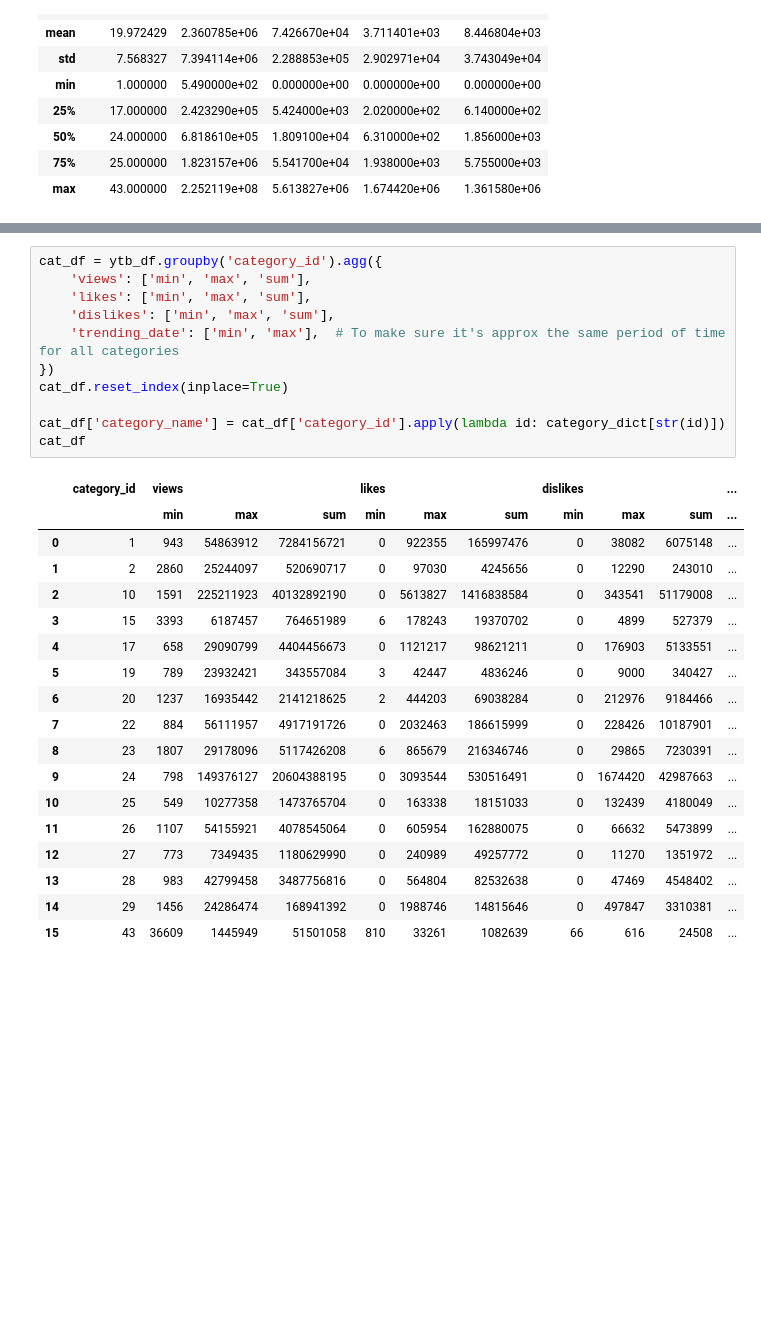
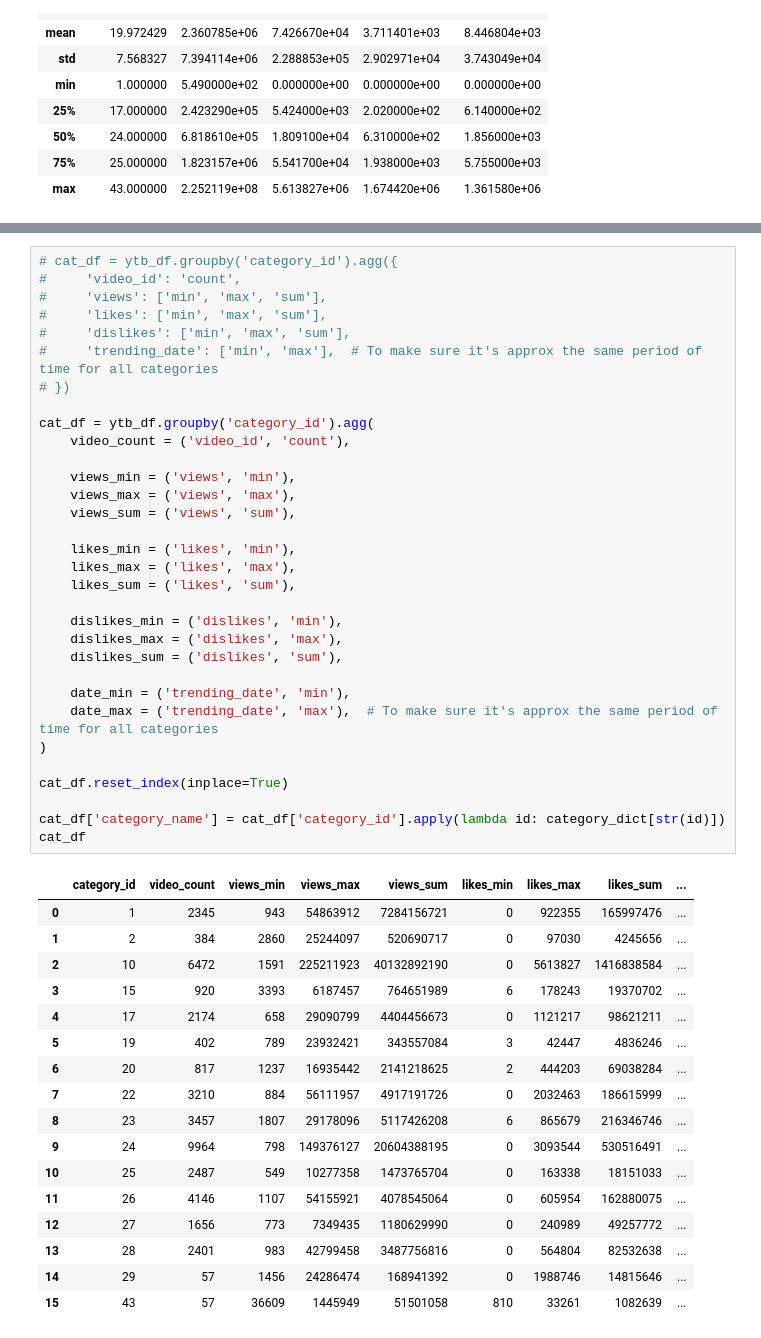
Before and after one commit to soumeyademil/EDA-Trending-Ytb-Videos, a Jupyter notebook: EDA_Trending_Ytb_Videos_Dataset.ipynb, the cells around one changed output, grey strips where cells are left out. Drawn from its saved outputs; the diff is of its cells as text; blank space fills up the shorter version.

```diff
--- a/EDA_Trending_Ytb_Videos_Dataset.ipynb
+++ b/EDA_Trending_Ytb_Videos_Dataset.ipynb
@@ -135,30 +142,50 @@ ytb_df.describe()
 # %%
-cat_df = ytb_df.groupby('category_id').agg({
-    'views': ['min', 'max', 'sum'],
-    'likes': ['min', 'max', 'sum'],
-    'dislikes': ['min', 'max', 'sum'],
-    'trending_date': ['min', 'max'],  # To make sure it's approx the same period of time for all categories
-})
+# cat_df = ytb_df.groupby('category_id').agg({
+#     'video_id': 'count',
+#     'views': ['min', 'max', 'sum'],
+#     'likes': ['min', 'max', 'sum'],
+#     'dislikes': ['min', 'max', 'sum'],
+#     'trending_date': ['min', 'max'],  # To make sure it's approx the same period of time for all categories
+# })
+
+cat_df = ytb_df.groupby('category_id').agg(
+    video_count = ('video_id', 'count'),
+
+    views_min = ('views', 'min'),
+    views_max = ('views', 'max'),
+    views_sum = ('views', 'sum'),
+
+    likes_min = ('likes', 'min'),
+    likes_max = ('likes', 'max'),
+    likes_sum = ('likes', 'sum'),
+
+    dislikes_min = ('dislikes', 'min'),
+    dislikes_max = ('dislikes', 'max'),
+    dislikes_sum = ('dislikes', 'sum'),
+
+    date_min = ('trending_date', 'min'),
+    date_max = ('trending_date', 'max'),  # To make sure it's approx the same period of time for all categories
+)
+
 cat_df.reset_index(inplace=True)
 
 cat_df['category_name'] = cat_df['category_id'].apply(lambda id: category_dict[str(id)])
 cat_df
 # %% [output]
-|  | category_id | views |  |  | likes |  |  | dislikes |  |  | ... |
-|  |  | min | max | sum | min | max | sum | min | max | sum | ... |
-| 0 | 1 | 943 | 54863912 | 7284156721 | 0 | 922355 | 165997476 | 0 | 38082 | 6075148 | ... |
-| 1 | 2 | 2860 | 25244097 | 520690717 | 0 | 97030 | 4245656 | 0 | 12290 | 243010 | ... |
-| 2 | 10 | 1591 | 225211923 | 40132892190 | 0 | 5613827 | 1416838584 | 0 | 343541 | 51179008 | ... |
-| 3 | 15 | 3393 | 6187457 | 764651989 | 6 | 178243 | 19370702 | 0 | 4899 | 527379 | ... |
-| 4 | 17 | 658 | 29090799 | 4404456673 | 0 | 1121217 | 98621211 | 0 | 176903 | 5133551 | ... |
-| 5 | 19 | 789 | 23932421 | 343557084 | 3 | 42447 | 4836246 | 0 | 9000 | 340427 | ... |
-| 6 | 20 | 1237 | 16935442 | 2141218625 | 2 | 444203 | 69038284 | 0 | 212976 | 9184466 | ... |
-| 7 | 22 | 884 | 56111957 | 4917191726 | 0 | 2032463 | 186615999 | 0 | 228426 | 10187901 | ... |
-| 8 | 23 | 1807 | 29178096 | 5117426208 | 6 | 865679 | 216346746 | 0 | 29865 | 7230391 | ... |
-| 9 | 24 | 798 | 149376127 | 20604388195 | 0 | 3093544 | 530516491 | 0 | 1674420 | 42987663 | ... |
-| 10 | 25 | 549 | 10277358 | 1473765704 | 0 | 163338 | 18151033 | 0 | 132439 | 4180049 | ... |
-| 11 | 26 | 1107 | 54155921 | 4078545064 | 0 | 605954 | 162880075 | 0 | 66632 | 5473899 | ... |
-| 12 | 27 | 773 | 7349435 | 1180629990 | 0 | 240989 | 49257772 | 0 | 11270 | 1351972 | ... |
-| 13 | 28 | 983 | 42799458 | 3487756816 | 0 | 564804 | 82532638 | 0 | 47469 | 4548402 | ... |
-| 14 | 29 | 1456 | 24286474 | 168941392 | 0 | 1988746 | 14815646 | 0 | 497847 | 3310381 | ... |
-| 15 | 43 | 36609 | 1445949 | 51501058 | 810 | 33261 | 1082639 | 66 | 616 | 24508 | ... |
+|  | category_id | video_count | views_min | views_max | views_sum | likes_min | likes_max | likes_sum | ... |
+| 0 | 1 | 2345 | 943 | 54863912 | 7284156721 | 0 | 922355 | 165997476 | ... |
+| 1 | 2 | 384 | 2860 | 25244097 | 520690717 | 0 | 97030 | 4245656 | ... |
+| 2 | 10 | 6472 | 1591 | 225211923 | 40132892190 | 0 | 5613827 | 1416838584 | ... |
+| 3 | 15 | 920 | 3393 | 6187457 | 764651989 | 6 | 178243 | 19370702 | ... |
+| 4 | 17 | 2174 | 658 | 29090799 | 4404456673 | 0 | 1121217 | 98621211 | ... |
+| 5 | 19 | 402 | 789 | 23932421 | 343557084 | 3 | 42447 | 4836246 | ... |
+| 6 | 20 | 817 | 1237 | 16935442 | 2141218625 | 2 | 444203 | 69038284 | ... |
+| 7 | 22 | 3210 | 884 | 56111957 | 4917191726 | 0 | 2032463 | 186615999 | ... |
+| 8 | 23 | 3457 | 1807 | 29178096 | 5117426208 | 6 | 865679 | 216346746 | ... |
+| 9 | 24 | 9964 | 798 | 149376127 | 20604388195 | 0 | 3093544 | 530516491 | ... |
+| 10 | 25 | 2487 | 549 | 10277358 | 1473765704 | 0 | 163338 | 18151033 | ... |
+| 11 | 26 | 4146 | 1107 | 54155921 | 4078545064 | 0 | 605954 | 162880075 | ... |
+| 12 | 27 | 1656 | 773 | 7349435 | 1180629990 | 0 | 240989 | 49257772 | ... |
+| 13 | 28 | 2401 | 983 | 42799458 | 3487756816 | 0 | 564804 | 82532638 | ... |
+| 14 | 29 | 57 | 1456 | 24286474 | 168941392 | 0 | 1988746 | 14815646 | ... |
+| 15 | 43 | 57 | 36609 | 1445949 | 51501058 | 810 | 33261 | 1082639 | ... |
```
Also changed, not shown: parts of 4 cells of this notebook.
